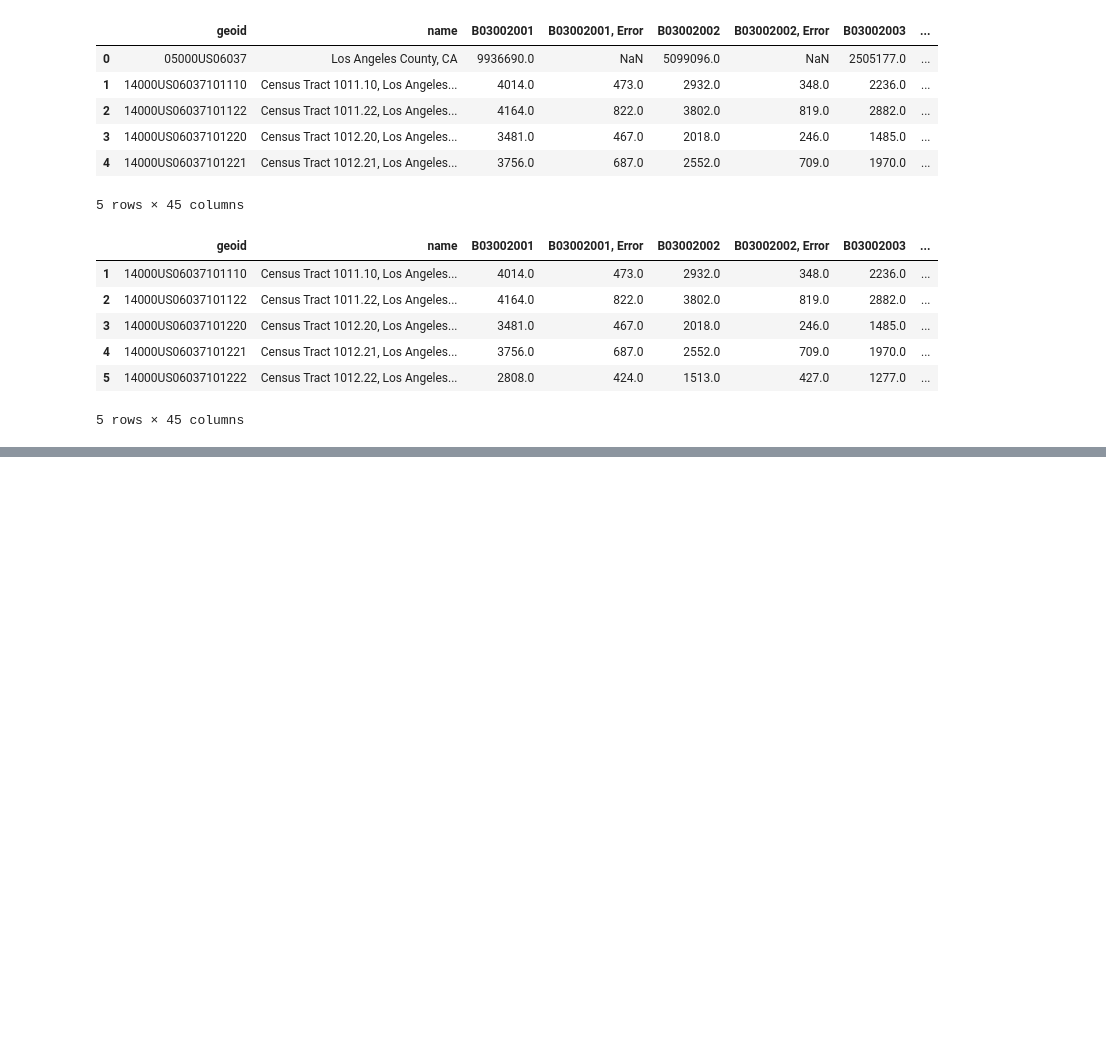
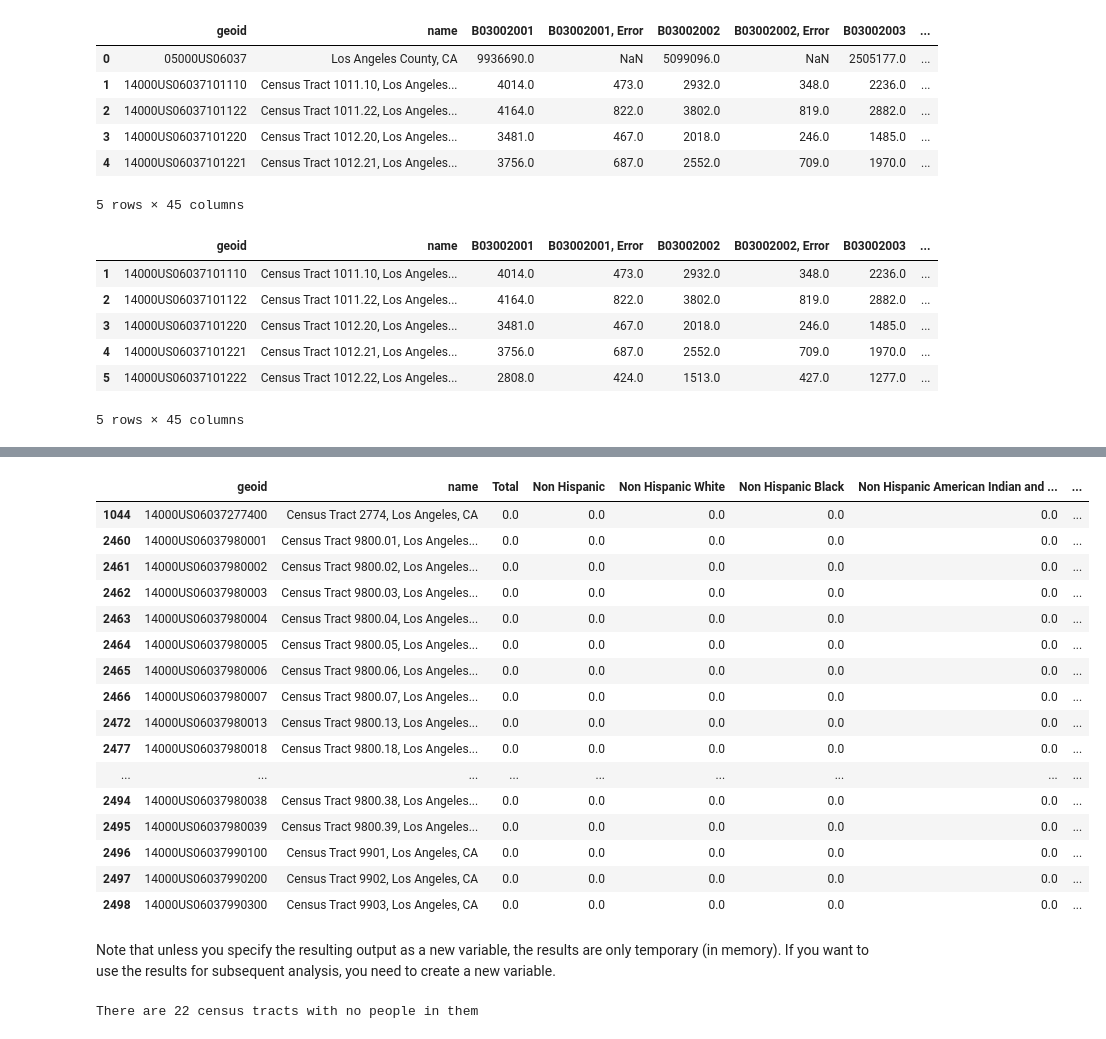
Before and after one commit to phamin2001/census_data, a Jupyter notebook: censusdata-census reporter.ipynb, the cells around one changed output, grey strips where cells are left out. Drawn from its saved outputs; the diff is of its cells as text; code cells hidden in the pictures; blank space fills up the shorter version.

```diff
--- a/censusdata-census reporter.ipynb
+++ b/censusdata-census reporter.ipynb
@@ -161,0 +456,24 @@ gdf.head()
+# %%
+# subset the data so that we can see the data per row...
+# in other words, this syntax is asking to "show me the values in my dataframe that match this filter
+gdf[gdf['Total']==0]
+# %% [output]
+|  | geoid | name | Total | Non Hispanic | Non Hispanic White | Non Hispanic Black | Non Hispanic American Indian and ... | ... |
+| 1044 | 14000US06037277400 | Census Tract 2774, Los Angeles, CA | 0.0 | 0.0 | 0.0 | 0.0 | 0.0 | ... |
+| 2460 | 14000US06037980001 | Census Tract 9800.01, Los Angeles... | 0.0 | 0.0 | 0.0 | 0.0 | 0.0 | ... |
+| 2461 | 14000US06037980002 | Census Tract 9800.02, Los Angeles... | 0.0 | 0.0 | 0.0 | 0.0 | 0.0 | ... |
+| 2462 | 14000US06037980003 | Census Tract 9800.03, Los Angeles... | 0.0 | 0.0 | 0.0 | 0.0 | 0.0 | ... |
+| 2463 | 14000US06037980004 | Census Tract 9800.04, Los Angeles... | 0.0 | 0.0 | 0.0 | 0.0 | 0.0 | ... |
+| 2464 | 14000US06037980005 | Census Tract 9800.05, Los Angeles... | 0.0 | 0.0 | 0.0 | 0.0 | 0.0 | ... |
+| 2465 | 14000US06037980006 | Census Tract 9800.06, Los Angeles... | 0.0 | 0.0 | 0.0 | 0.0 | 0.0 | ... |
+| 2466 | 14000US06037980007 | Census Tract 9800.07, Los Angeles... | 0.0 | 0.0 | 0.0 | 0.0 | 0.0 | ... |
+| 2472 | 14000US06037980013 | Census Tract 9800.13, Los Angeles... | 0.0 | 0.0 | 0.0 | 0.0 | 0.0 | ... |
+| 2477 | 14000US06037980018 | Census Tract 9800.18, Los Angeles... | 0.0 | 0.0 | 0.0 | 0.0 | 0.0 | ... |
+| ... | ... | ... | ... | ... | ... | ... | ... | ... |
+| 2494 | 14000US06037980038 | Census Tract 9800.38, Los Angeles... | 0.0 | 0.0 | 0.0 | 0.0 | 0.0 | ... |
+| 2495 | 14000US06037980039 | Census Tract 9800.39, Los Angeles... | 0.0 | 0.0 | 0.0 | 0.0 | 0.0 | ... |
+| 2496 | 14000US06037990100 | Census Tract 9901, Los Angeles, CA | 0.0 | 0.0 | 0.0 | 0.0 | 0.0 | ... |
+| 2497 | 14000US06037990200 | Census Tract 9902, Los Angeles, CA | 0.0 | 0.0 | 0.0 | 0.0 | 0.0 | ... |
+| 2498 | 14000US06037990300 | Census Tract 9903, Los Angeles, CA | 0.0 | 0.0 | 0.0 | 0.0 | 0.0 | ... |
+# %% [markdown]
+Note that unless you specify the resulting output as a new variable, the results are only temporary (in memory). If you want to use the results for subsequent analysis, you need to create a new variable.
@@ -161,0 +483,5 @@ gdf.head()
+# %%
+# how many records?
+print('There are ' + str(len(gdf_no_pop)) + ' census tracts with no people in them')
+# %% [output]
+There are 22 census tracts with no people in them
```
Also changed, not shown: parts of 47 cells of this notebook, 1 other file.
